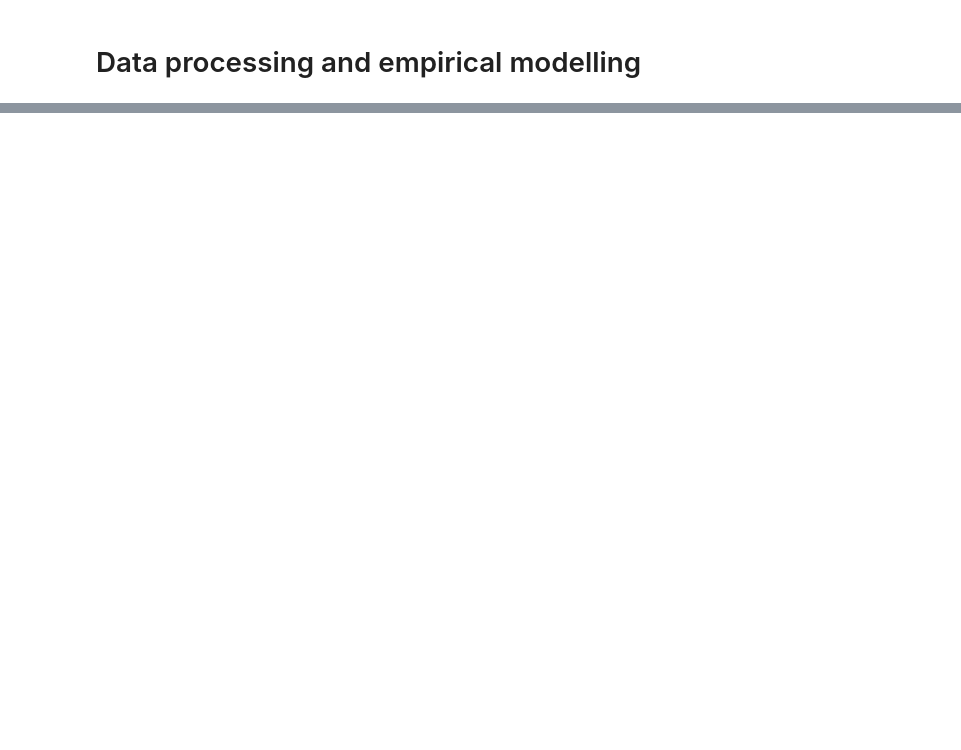
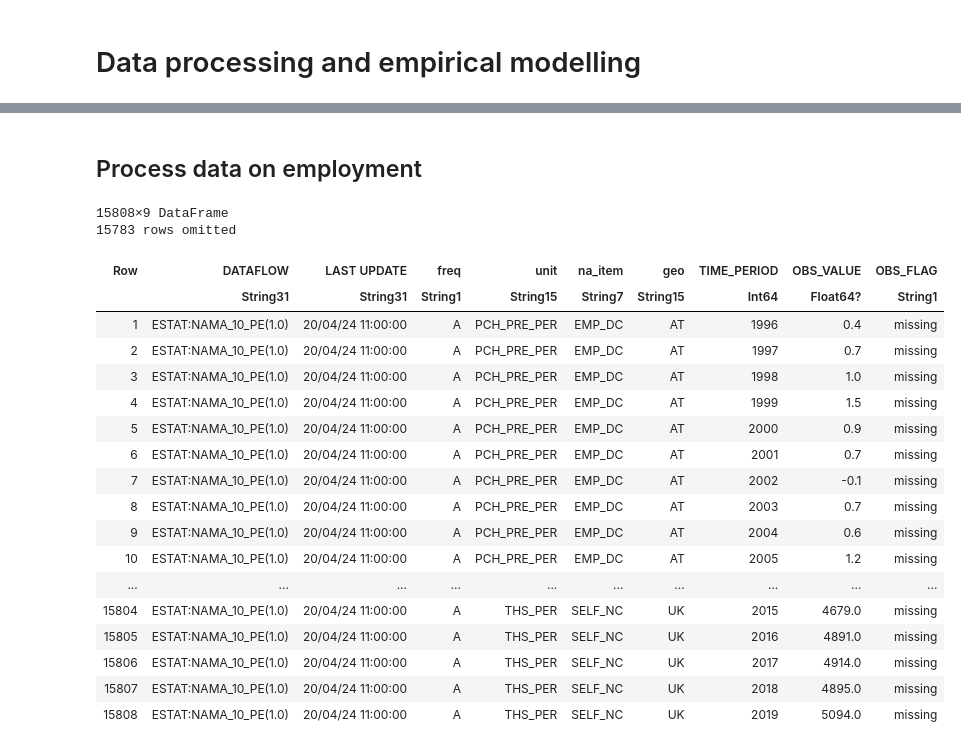
Before and after one commit to avassilev/MME, a Jupyter notebook: Data_processing.ipynb, the cells around one changed output, grey strips where cells are left out. Saved outputs shown, nothing was run; the diff lists cells and outputs as text; code cells hidden in the pictures; blank space fills up the shorter version.

```diff
--- a/Data_processing.ipynb
+++ b/Data_processing.ipynb
@@ -134,0 +364,25 @@ SubString{String}["B1G", "B1GQ", "D21", "D21X31", "D31", "P3", "P31_S13", "P31_S
+# %% [markdown]
+## Process data on employment
+# %%
+labour = read_csv("datasets/nama_10_pe_linear.csv.gz")
+# %% [output]
+15808×9 DataFrame
+15783 rows omitted
+| Row | DATAFLOW | LAST UPDATE | freq | unit | na_item | geo | TIME_PERIOD | OBS_VALUE | OBS_FLAG |
+|  | String31 | String31 | String1 | String15 | String7 | String15 | Int64 | Float64? | String1 |
+| 1 | ESTAT:NAMA_10_PE(1.0) | 20/04/24 11:00:00 | A | PCH_PRE_PER | EMP_DC | AT | 1996 | 0.4 | missing |
+| 2 | ESTAT:NAMA_10_PE(1.0) | 20/04/24 11:00:00 | A | PCH_PRE_PER | EMP_DC | AT | 1997 | 0.7 | missing |
+| 3 | ESTAT:NAMA_10_PE(1.0) | 20/04/24 11:00:00 | A | PCH_PRE_PER | EMP_DC | AT | 1998 | 1.0 | missing |
+| 4 | ESTAT:NAMA_10_PE(1.0) | 20/04/24 11:00:00 | A | PCH_PRE_PER | EMP_DC | AT | 1999 | 1.5 | missing |
+| 5 | ESTAT:NAMA_10_PE(1.0) | 20/04/24 11:00:00 | A | PCH_PRE_PER | EMP_DC | AT | 2000 | 0.9 | missing |
+| 6 | ESTAT:NAMA_10_PE(1.0) | 20/04/24 11:00:00 | A | PCH_PRE_PER | EMP_DC | AT | 2001 | 0.7 | missing |
+| 7 | ESTAT:NAMA_10_PE(1.0) | 20/04/24 11:00:00 | A | PCH_PRE_PER | EMP_DC | AT | 2002 | -0.1 | missing |
+| 8 | ESTAT:NAMA_10_PE(1.0) | 20/04/24 11:00:00 | A | PCH_PRE_PER | EMP_DC | AT | 2003 | 0.7 | missing |
+| 9 | ESTAT:NAMA_10_PE(1.0) | 20/04/24 11:00:00 | A | PCH_PRE_PER | EMP_DC | AT | 2004 | 0.6 | missing |
+| 10 | ESTAT:NAMA_10_PE(1.0) | 20/04/24 11:00:00 | A | PCH_PRE_PER | EMP_DC | AT | 2005 | 1.2 | missing |
+| ... | ... | ... | ... | ... | ... | ... | ... | ... | ... |
+| 15804 | ESTAT:NAMA_10_PE(1.0) | 20/04/24 11:00:00 | A | THS_PER | SELF_NC | UK | 2015 | 4679.0 | missing |
+| 15805 | ESTAT:NAMA_10_PE(1.0) | 20/04/24 11:00:00 | A | THS_PER | SELF_NC | UK | 2016 | 4891.0 | missing |
+| 15806 | ESTAT:NAMA_10_PE(1.0) | 20/04/24 11:00:00 | A | THS_PER | SELF_NC | UK | 2017 | 4914.0 | missing |
+| 15807 | ESTAT:NAMA_10_PE(1.0) | 20/04/24 11:00:00 | A | THS_PER | SELF_NC | UK | 2018 | 4895.0 | missing |
+| 15808 | ESTAT:NAMA_10_PE(1.0) | 20/04/24 11:00:00 | A | THS_PER | SELF_NC | UK | 2019 | 5094.0 | missing |
```
Also changed, not shown: parts of 46 cells of this notebook, 5 other files.
